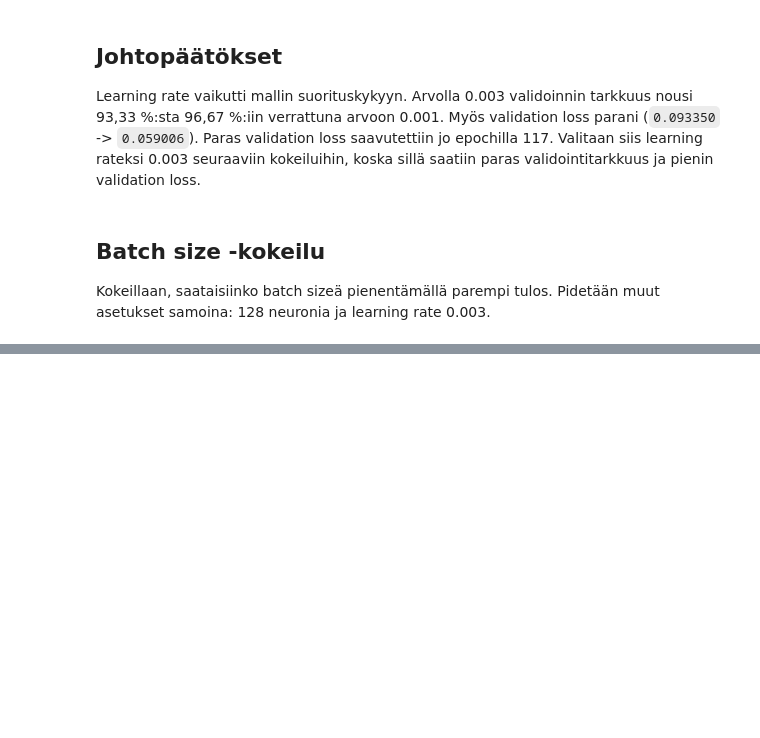
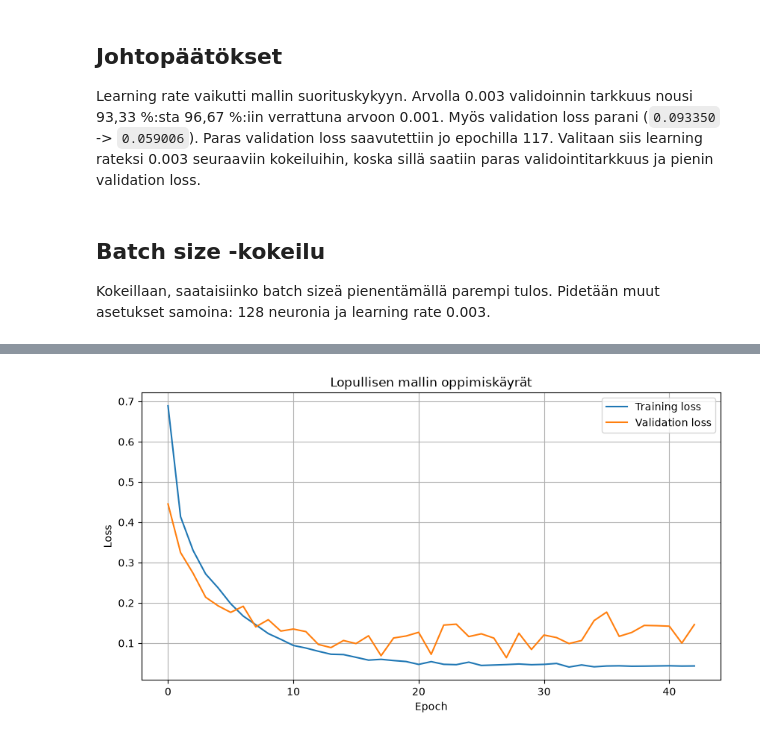
Before and after one commit to MustBeViable/neuroverkkokurssi, a Jupyter notebook: week1_FCN_Elias_Rinne.ipynb, the cells around one changed output, grey strips where cells are left out. Saved outputs shown, nothing was run; the diff lists cells and outputs as text; code cells hidden in the pictures; blank space fills up the shorter version.

```diff
--- a/week1_FCN_Elias_Rinne.ipynb
+++ b/week1_FCN_Elias_Rinne.ipynb
@@ -496,0 +501,55 @@ Batch sizen laskeminen ei parantanut validation accuracyä, joka pysyi kaikilla
+# %%
+# Koulutetaan lopullinen optimoitu malli uudelleen
+from keras.callbacks import EarlyStopping
+
+keras.utils.set_random_seed(0)
+
+stopper = EarlyStopping(monitor='val_loss', patience=15, restore_best_weights=True)
+
+final_model = Sequential([
+    Input(shape=(4,)),
+    Flatten(),
+    Dense(128, activation="relu"),
+    Dense(3, activation="softmax")
+])
+
+final_model.compile(
+    optimizer=keras.optimizers.RMSprop(learning_rate=0.003),
+    loss="categorical_crossentropy",
+    metrics=["accuracy"]
+)
+
+final_history = final_model.fit(
+    x_shuffled,
+    y_shuffled,
+    epochs=250,
+    batch_size=8,
+    validation_split=0.2,
+    verbose=0,
+    callbacks=[stopper]
+)
+
+# Piirretään training loss ja validation loss
+train_loss = final_history.history["loss"]
+val_loss = final_history.history["val_loss"]
+
+best_idx = np.argmin(val_loss)
+
+plt.figure(figsize=(10, 5))
+plt.plot(train_loss, label="Training loss")
+plt.plot(val_loss, label="Validation loss")
+
+plt.xlabel("Epoch")
+plt.ylabel("Loss")
+plt.title("Lopullisen mallin oppimiskäyrät")
+plt.legend()
+plt.grid(True)
+plt.show()
+
+# Tulostetaan pienin ja viimeinen validation loss
+print(f"Pienin validation loss: {val_loss[best_idx]:.6f} (epoch {best_idx + 1})")
+print(f"Viimeinen validation loss: {val_loss[-1]:.6f}")
+print(f"Viimeinen training accuracy: {final_history.history['accuracy'][-1]:.2%}")
+print(f"Viimeinen validation accuracy: {final_history.history['val_accuracy'][-1]:.2%}")
+# %% [output]
+[figure, added]
```
Also changed, not shown: parts of 4 cells of this notebook.
